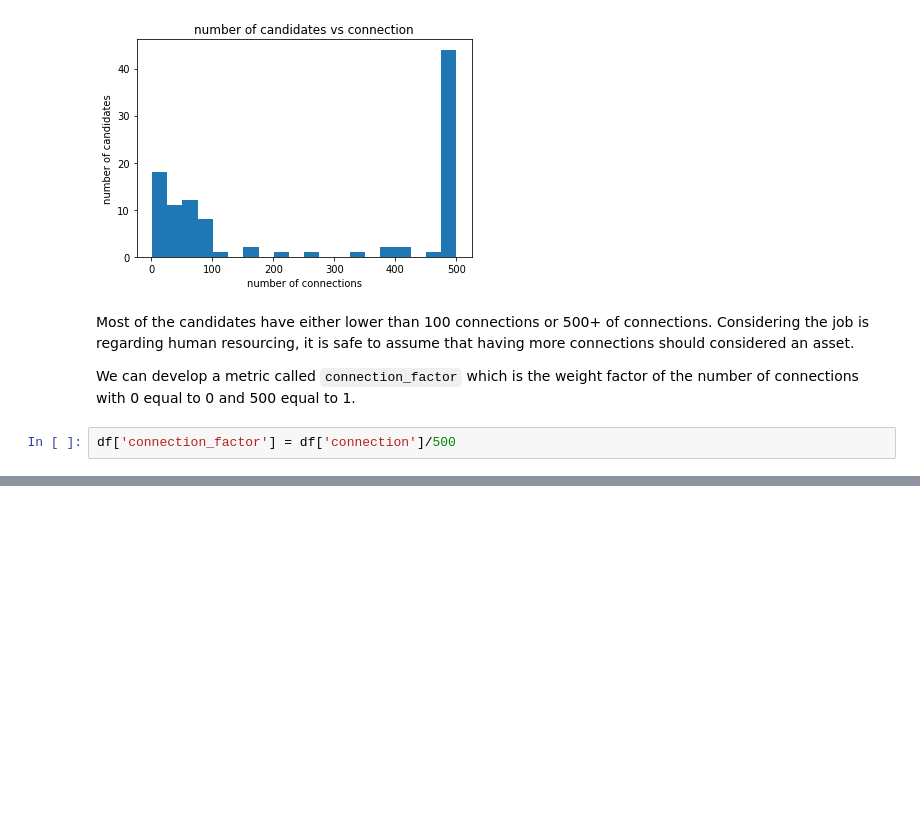
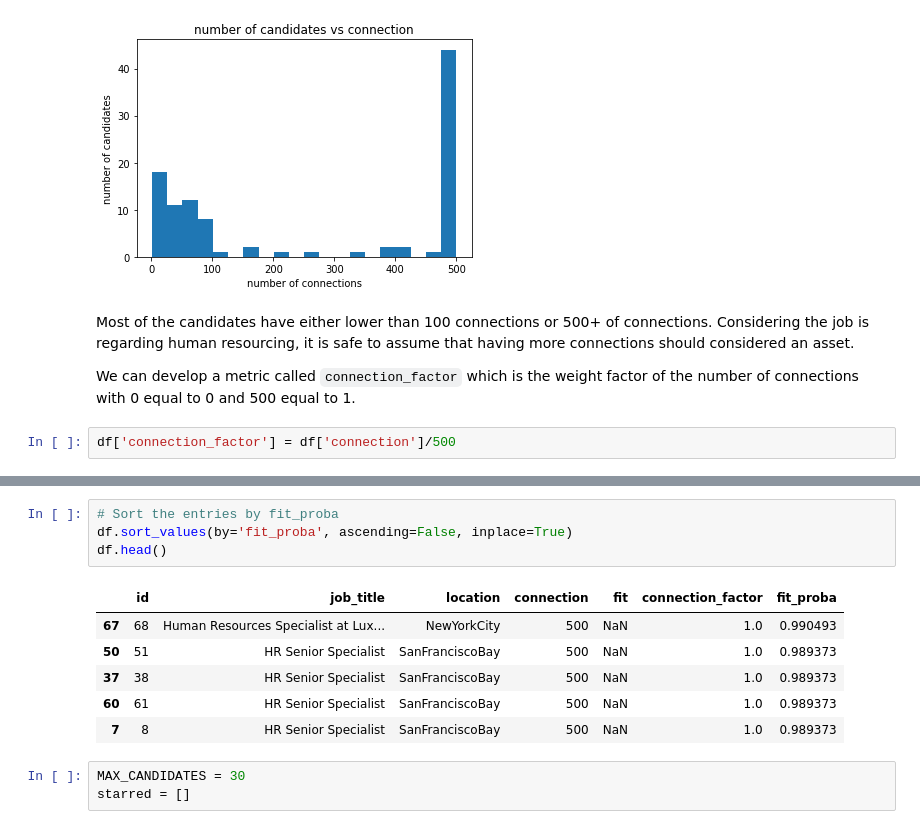
Before and after one commit to XO-Appleton/PotentialTalent, a Jupyter notebook: potential_talents.ipynb, the cells around one changed output, grey strips where cells are left out. Saved outputs shown, nothing was run; the diff lists cells and outputs as text; blank space fills up the shorter version.

```diff
--- a/potential_talents.ipynb
+++ b/potential_talents.ipynb
@@ -220,0 +230,14 @@ Now that we have tokenized the input sentences into numerical representation, we
+# %%
+# Sort the entries by fit_proba
+df.sort_values(by='fit_proba', ascending=False, inplace=True)
+df.head()
+# %% [output]
+|  | id | job_title | location | connection | fit | connection_factor | fit_proba |
+| 67 | 68 | Human Resources Specialist at Lux... | NewYorkCity | 500 | NaN | 1.0 | 0.990493 |
+| 50 | 51 | HR Senior Specialist | SanFranciscoBay | 500 | NaN | 1.0 | 0.989373 |
+| 37 | 38 | HR Senior Specialist | SanFranciscoBay | 500 | NaN | 1.0 | 0.989373 |
+| 60 | 61 | HR Senior Specialist | SanFranciscoBay | 500 | NaN | 1.0 | 0.989373 |
+| 7 | 8 | HR Senior Specialist | SanFranciscoBay | 500 | NaN | 1.0 | 0.989373 |
+# %%
+MAX_CANDIDATES = 30
+starred = []
```
Also changed, not shown: parts of 22 cells of this notebook.
